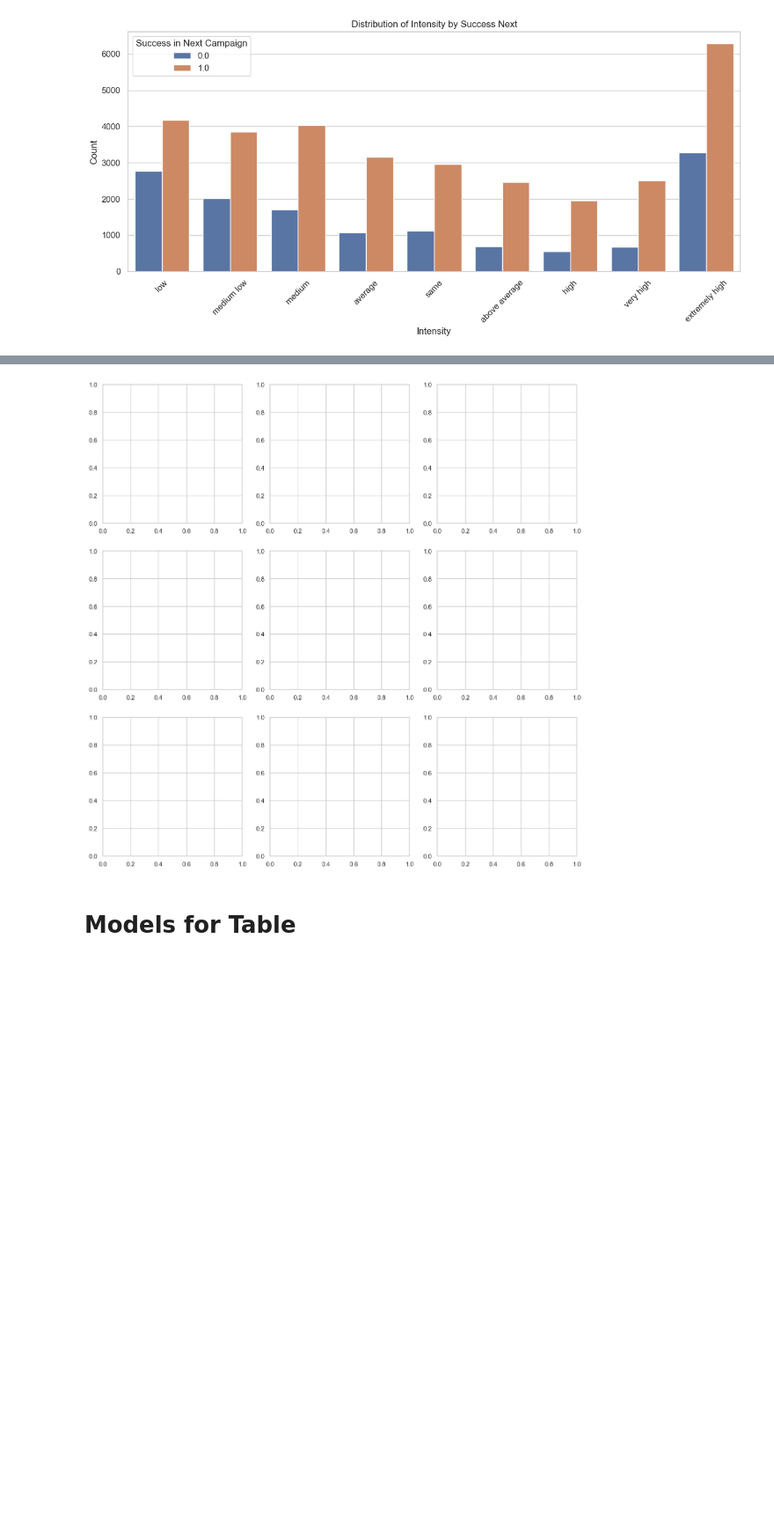
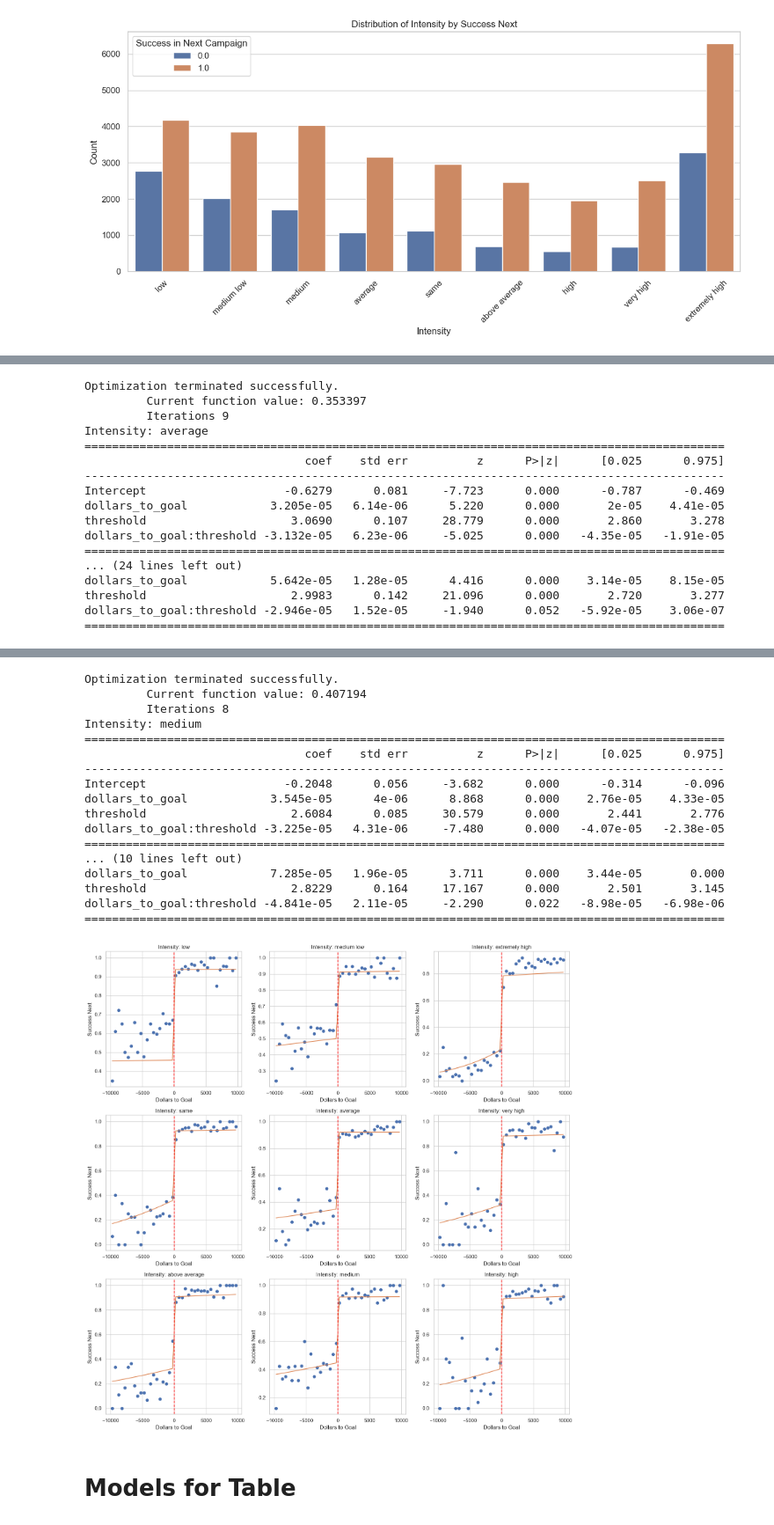
Before and after one commit to sahilpatil98/kickstarter-JMP, a Jupyter notebook: data-analysis/next_project_discontinuity_analysis.ipynb, the cells around one changed output, grey strips where cells are left out. Shown at 88% size. Saved outputs shown, nothing was run; the diff lists cells and outputs as text; code cells hidden in the pictures; blank space fills up the shorter version.

```diff
--- a/data-analysis/next_project_discontinuity_analysis.ipynb
+++ b/data-analysis/next_project_discontinuity_analysis.ipynb
@@ -1007,8 +1007,8 @@ for idx, i in enumerate(df['intensity'].unique()):
     right_df = plotting_df[(plotting_df['state'] == 'successful') & (plotting_df['dollars_to_goal'] >= cutoff)]
 
     # Bin each subset separately
-    left_df['dollars_to_goal_binned'] = pd.cut(left_df['dollars_to_goal'], bins=bin_size)
-    right_df['dollars_to_goal_binned'] = pd.cut(right_df['dollars_to_goal'], bins=bin_size)
+    left_df['dollars_to_goal_binned'] = pd.cut(left_df['dollars_to_goal'], bins=20)
+    right_df['dollars_to_goal_binned'] = pd.cut(right_df['dollars_to_goal'], bins=20)
 
     # Aggregate the binned data for each subset
     left_binned_data = left_df.groupby('dollars_to_goal_binned', observed=False).agg({
@@ -1058,0 +1140,17 @@ NameError: name 'bin_size' is not defined
+Optimization terminated successfully.
+         Current function value: 0.353397
+         Iterations 9
+Intensity: average
+=============================================================================================
+                                coef    std err          z      P>|z|      [0.025      0.975]
+---------------------------------------------------------------------------------------------
+Intercept                    -0.6279      0.081     -7.723      0.000      -0.787      -0.469
+dollars_to_goal            3.205e-05   6.14e-06      5.220      0.000       2e-05    4.41e-05
+threshold                     3.0690      0.107     28.779      0.000       2.860       3.278
+dollars_to_goal:threshold -3.132e-05   6.23e-06     -5.025      0.000   -4.35e-05   -1.91e-05
+=============================================================================================
+... (24 lines left out)
+dollars_to_goal            5.642e-05   1.28e-05      4.416      0.000    3.14e-05    8.15e-05
+threshold                     2.9983      0.142     21.096      0.000       2.720       3.277
+dollars_to_goal:threshold -2.946e-05   1.52e-05     -1.940      0.052   -5.92e-05    3.06e-07
+=============================================================================================
@@ -1059,4 +1173,21 @@ NameError: name 'bin_size' is not defined
+Optimization terminated successfully.
+         Current function value: 0.407194
+         Iterations 8
+Intensity: medium
+=============================================================================================
+                                coef    std err          z      P>|z|      [0.025      0.975]
+---------------------------------------------------------------------------------------------
+Intercept                    -0.2048      0.056     -3.682      0.000      -0.314      -0.096
+dollars_to_goal            3.545e-05      4e-06      8.868      0.000    2.76e-05    4.33e-05
+threshold                     2.6084      0.085     30.579      0.000       2.441       2.776
+dollars_to_goal:threshold -3.225e-05   4.31e-06     -7.480      0.000   -4.07e-05   -2.38e-05
+=============================================================================================
+... (10 lines left out)
+dollars_to_goal            7.285e-05   1.96e-05      3.711      0.000    3.44e-05       0.000
+threshold                     2.8229      0.164     17.167      0.000       2.501       3.145
+dollars_to_goal:threshold -4.841e-05   2.11e-05     -2.290      0.022   -8.98e-05   -6.98e-06
+=============================================================================================
-[figure, old version]
+[figure, new version]
 # %% [markdown]
 # Models for Table
 # %%
```
Also changed, not shown: parts of 11 cells of this notebook, 4 other files.
